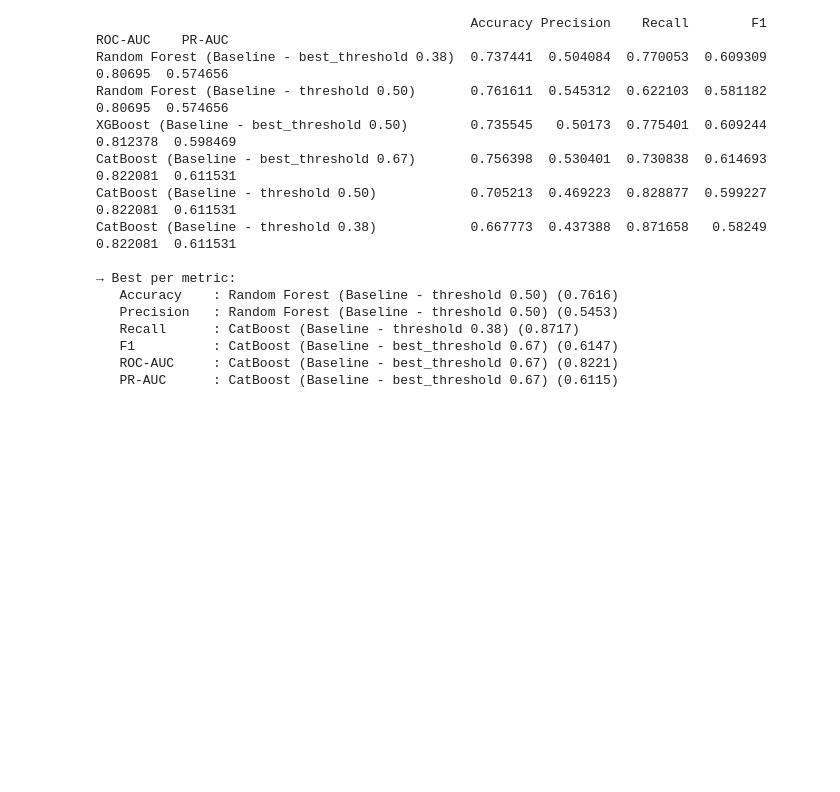
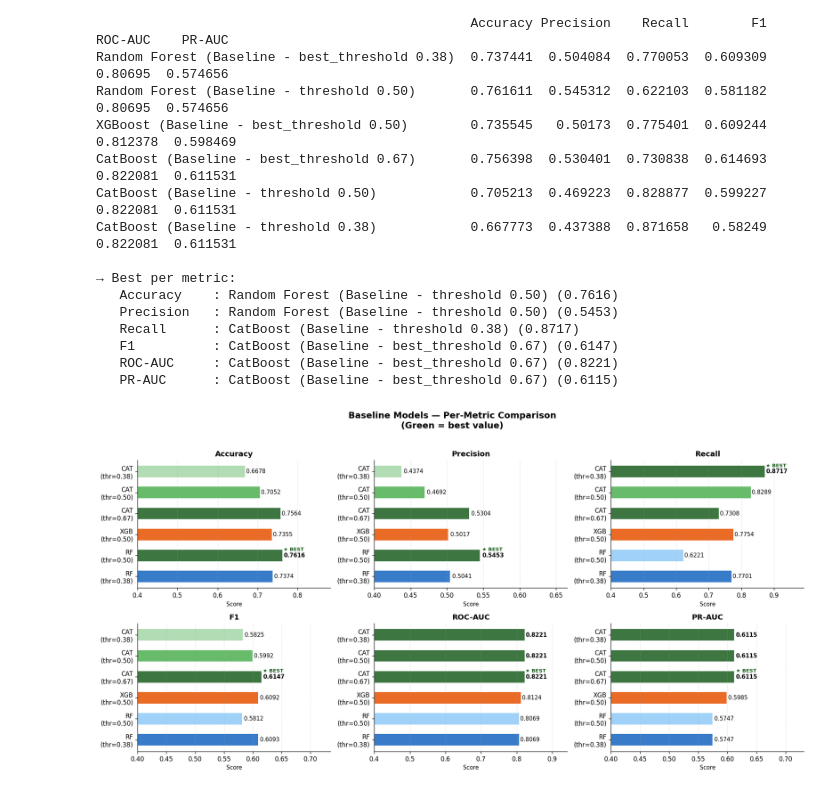
Before and after one commit to sMathujan/Telecom-Customer-Churn-Prediction, a Jupyter notebook: churn notebooks/03_Model_Building_and_Tuning.ipynb, the cells around one changed output. Cells and saved outputs as stored; diff of their text form; code cells hidden in the pictures; blank space fills up the shorter version.

Commit message:
Visualisation for baseline models have been added

```diff
--- a/churn notebooks/03_Model_Building_and_Tuning.ipynb
+++ b/churn notebooks/03_Model_Building_and_Tuning.ipynb
@@ -277,0 +315,40 @@ CatBoost (Baseline - threshold 0.38)            0.667773  0.437388  0.871658   0
+# %%
+# One subplot per metric: horizontal bar chart
+# Best value highlighted in each panel
+
+fig, axes = plt.subplots(2, 3, figsize=(16, 8))
+axes = axes.flatten()
+
+for i, metric in enumerate(display_cols):
+    ax     = axes[i]
+    values = metrics_df[metric].values
+    best   = values.max()
+    bar_c  = ['#1B5E20' if v == best else c for v, c in zip(values, colours)]
+
+    bars = ax.barh(short_labels, values, color=bar_c, alpha=0.85, height=0.55)
+
+    # Value annotations
+    for bar, val in zip(bars, values):
+        ax.text(val + 0.003, bar.get_y() + bar.get_height() / 2,
+                f'{val:.4f}', va='center', fontsize=9,
+                fontweight='bold' if val == best else 'normal')
+
+    # Best marker
+    best_idx = values.argmax()
+    ax.text(values[best_idx] + 0.003, best_idx + 0.28,
+            '★ BEST', va='center', fontsize=8, color='#1B5E20', fontweight='bold')
+
+    ax.set_xlim(0.4, max(values) + 0.12)
+    ax.set_title(metric, fontweight='bold', fontsize=12)
+    ax.set_xlabel('Score', fontsize=9)
+    ax.grid(axis='x', alpha=0.3, linestyle='--')
+    ax.spines['top'].set_visible(False)
+    ax.spines['right'].set_visible(False)
+
+fig.suptitle('Baseline Models — Per-Metric Comparison\n(Green = best value)',
+             fontsize=14, fontweight='bold', y=1.02)
+plt.tight_layout()
+plt.savefig('plots/01_baseline_per_metric.png', bbox_inches='tight', dpi=150)
+plt.show()
+# %% [output]
+[figure, added]
```
Also changed, not shown: parts of 2 cells of this notebook, 5 other files.
